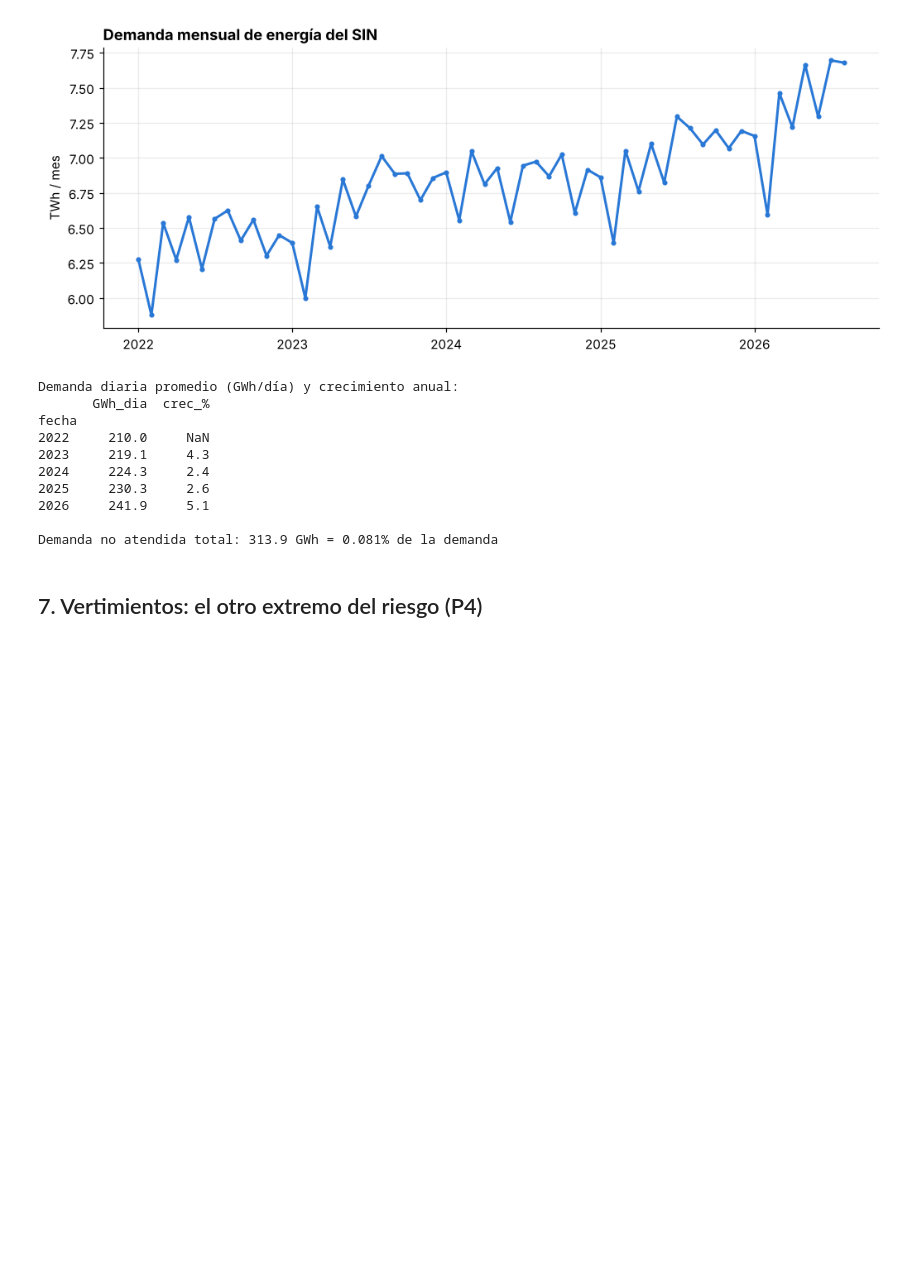
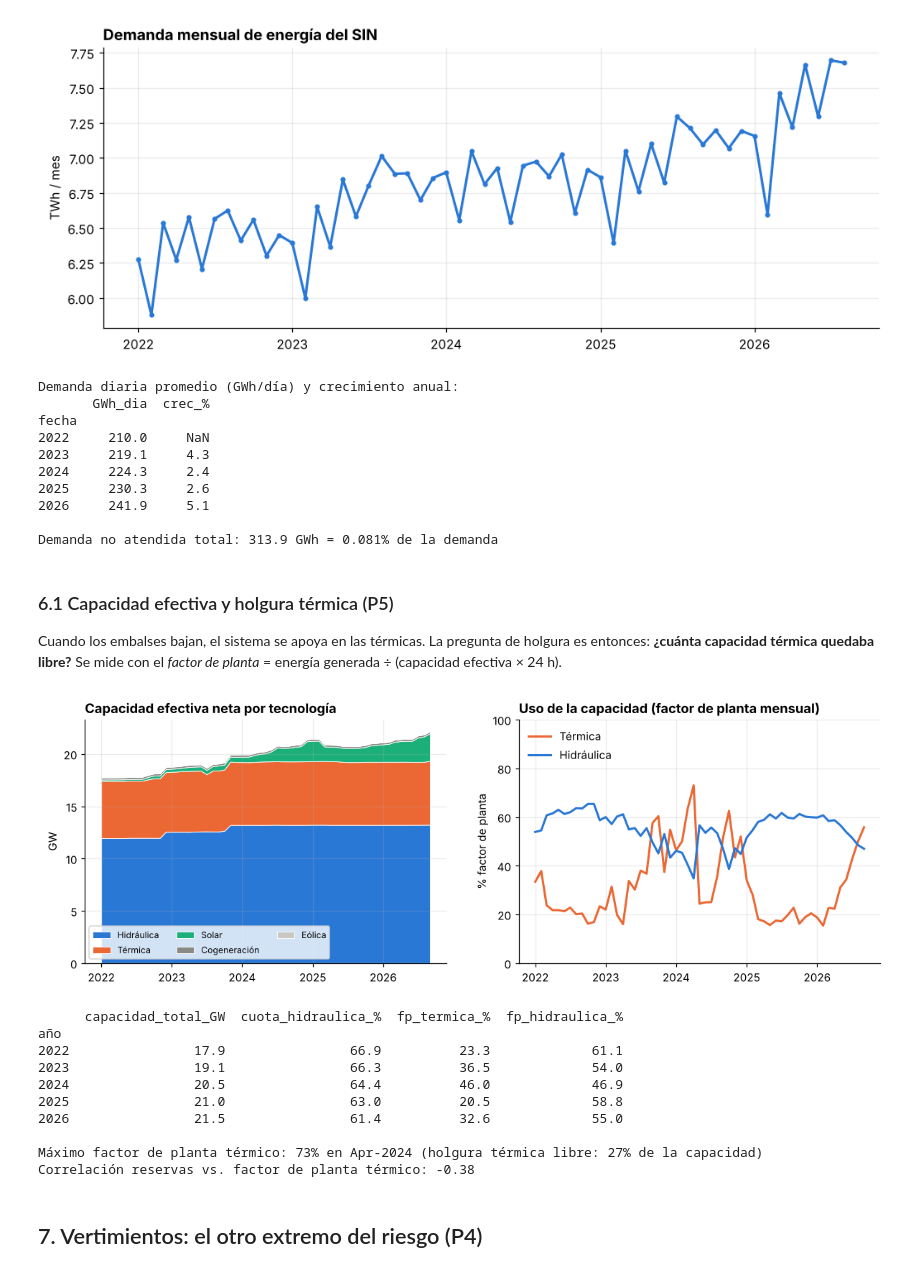
Before and after one commit to vale-leal/DataOfficeStrategy_ProyectoFinal, a Jupyter notebook: notebooks/04_eda.ipynb, the cells around one changed output. Saved outputs shown, nothing was run; the diff lists cells and outputs as text; code cells hidden in the pictures; blank space fills up the shorter version.

```diff
--- a/notebooks/04_eda.ipynb
+++ b/notebooks/04_eda.ipynb
@@ -357,6 +367,53 @@ fecha
 2026     241.9     5.1
 
 Demanda no atendida total: 313.9 GWh = 0.081% de la demanda
+# %% [markdown]
+### 6.1 Capacidad efectiva y holgura térmica (P5)
+Cuando los embalses bajan, el sistema se apoya en las térmicas. La pregunta de holgura es entonces: **¿cuánta capacidad térmica quedaba libre?** Se mide con el *factor de planta* = energía generada ÷ (capacidad efectiva × 24 h).
+# %%
+cp = ds["capacidad"]
+cap_dia = cp.groupby(["fecha", "tipo_de_generacion"])["capacidad_efectiva_neta_kw"].sum().unstack(fill_value=0)
+cap_mes = cap_dia.resample("MS").mean() / 1e6                     # kW -> GW (promedio del mes)
+
+# Factor de planta diario por tecnología (misma fecha en generación y capacidad)
+fp = (g_dia / (cap_dia * 24)).reindex(columns=["HIDRAULICA", "TERMICA"]).dropna()
+fp_mes = fp.resample("MS").mean() * 100
+
+fig, (ax1, ax2) = plt.subplots(1, 2, figsize=(13, 4))
+orden = ["HIDRAULICA", "TERMICA", "SOLAR", "COGENERADOR", "EOLICA"]
+ax1.stackplot(cap_mes.index, cap_mes[orden].T, colors=[AZUL, NARANJA, AGUA, GRIS, "#c9c8c3"],
+              labels=["Hidráulica", "Térmica", "Solar", "Cogeneración", "Eólica"], edgecolor="white", linewidth=.6)
+ax1.set(ylabel="GW", title="Capacidad efectiva neta por tecnología"); ax1.legend(loc="lower left", frameon=True, ncol=3, fontsize=8)
+ax2.plot(fp_mes.index, fp_mes["TERMICA"], color=NARANJA, label="Térmica")
+ax2.plot(fp_mes.index, fp_mes["HIDRAULICA"], color=AZUL, label="Hidráulica")
+ax2.set(ylim=(0, 100), ylabel="% factor de planta", title="Uso de la capacidad (factor de planta mensual)")
+ax2.legend(frameon=False, loc="upper left")
+guardar(fig, "12_capacidad_factor_planta"); plt.show()
+
+resumen = pd.DataFrame({
+    "capacidad_total_GW": cap_mes.sum(axis=1).groupby(cap_mes.index.year).mean(),
+    "cuota_hidraulica_%": (100 * cap_mes["HIDRAULICA"] / cap_mes.sum(axis=1)).groupby(cap_mes.index.year).mean(),
+    "fp_termica_%": fp_mes["TERMICA"].groupby(fp_mes.index.year).mean(),
+    "fp_hidraulica_%": fp_mes["HIDRAULICA"].groupby(fp_mes.index.year).mean(),
+}).rename_axis("año")
+print(resumen.round(1).to_string())
+pico = fp_mes["TERMICA"].idxmax()
+print(f"\nMáximo factor de planta térmico: {fp_mes['TERMICA'].max():.0f}% en {pico:%b-%Y} "
+      f"(holgura térmica libre: {100 - fp_mes['TERMICA'].max():.0f}% de la capacidad)")
+print(f"Correlación reservas vs. factor de planta térmico: {mens['reservas_pct'].corr(fp_mes['TERMICA']):.2f}")
+mens["fp_termica_pct"] = fp_mes["TERMICA"]; mens["capacidad_gw"] = cap_mes.sum(axis=1)
+# %% [output]
+[figure, added]
+      capacidad_total_GW  cuota_hidraulica_%  fp_termica_%  fp_hidraulica_%
+año
+2022                17.9                66.9          23.3             61.1
+2023                19.1                66.3          36.5             54.0
+2024                20.5                64.4          46.0             46.9
+2025                21.0                63.0          20.5             58.8
+2026                21.5                61.4          32.6             55.0
+
+Máximo factor de planta térmico: 73% en Apr-2024 (holgura térmica libre: 27% de la capacidad)
+Correlación reservas vs. factor de planta térmico: -0.38
 # %% [markdown]
 ## 7. Vertimientos: el otro extremo del riesgo (P4)
 # %%
```
Also changed, not shown: parts of 10 cells of this notebook, 13 other files.
